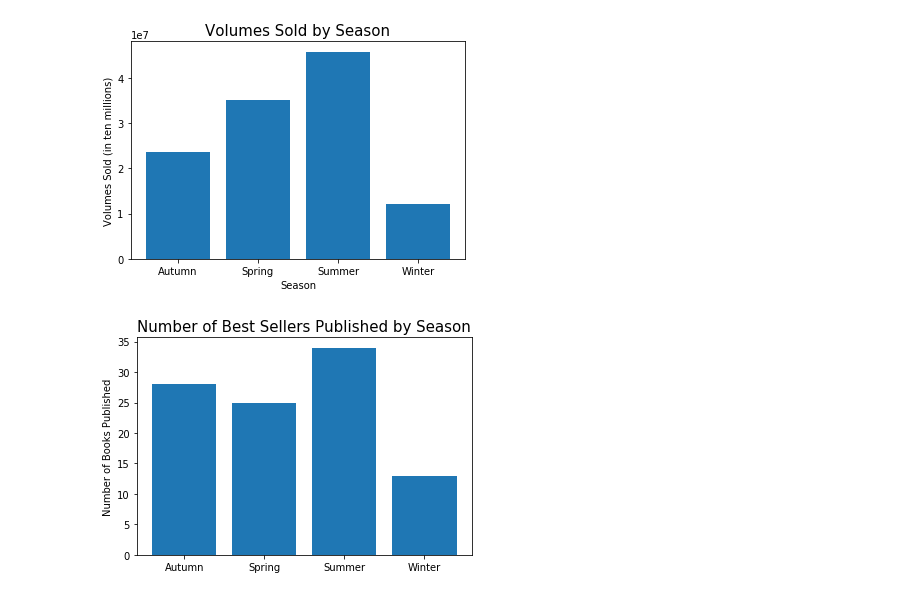
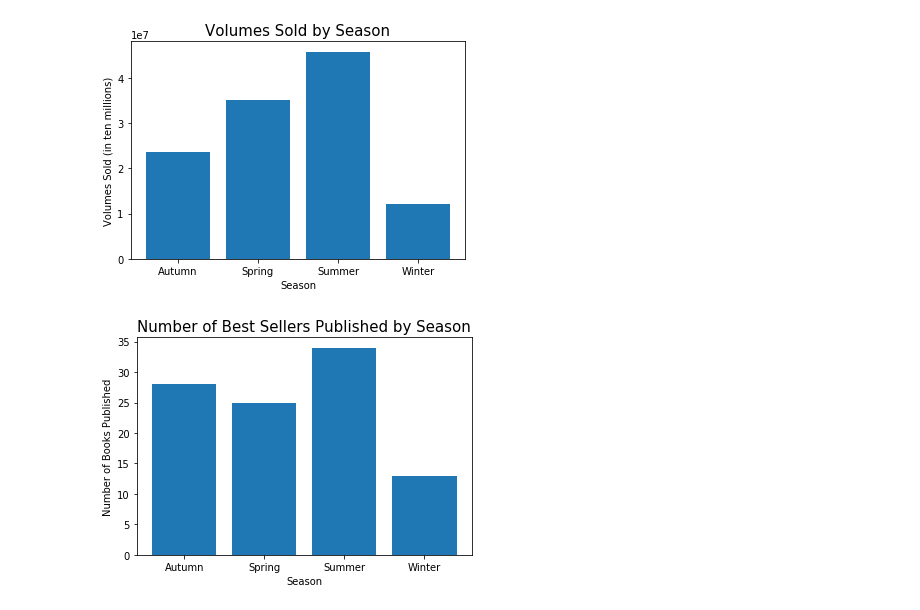
Before and after one commit to manmita7/BookBeasts, a Jupyter notebook: BookBeasts_top100.ipynb, the cells around one changed output. Cells and saved outputs as stored; diff of their text form; code cells hidden in the pictures.

```diff
--- a/BookBeasts_top100.ipynb
+++ b/BookBeasts_top100.ipynb
@@ -112,0 +152,28 @@ top100_df.head()
+# %%
+top100_df = top100_df.replace(
+    {'F1.1  General & Literary Fiction': "General & Literary Fiction",
+     'F2.1  Crime, Thriller & Adventure': "Crime, Thriller & Adventure",
+     "Y2.1  Children's Fiction": "Children's Fiction",
+     "Y2.2  Young Adult Fiction": "Young Adult Fiction",
+        'T4.1A  Autobiography:  The Arts': "Autobiography",
+     'T4.0A  Autobiography: General': "Autobiography",
+     'T4.1  Biography: The Arts': "Autobiography",
+     "T4.2A  Autobiography: Historical, Political & Military": "Autobiography",
+    'T16.1  National & Regional Cuisine': "Food & Drink",
+     'T16.0  Food & Drink: General': "Food & Drink",
+     "T9.4  Fitness & Diet":"Fitness & Diet",
+     "T8.5  Travel Writing":"Travel Writing",
+     "T2.0  Encyclopedias & General Reference":"Encyclopedias & General Reference",
+     "T8.0  Popular Science":"Popular Science",
+     "F2.2  Science Fiction & Fantasy": "Science Fiction & Fantasy",
+     "T2.1  Usage & Writing Guides":"Usage & Writing Guides",
+     "T13.0  Humour: Collections & General": "Humor, Trivia & Quiz Books",
+     "T13.3  Trivia & Quiz Books": "Humor, Trivia & Quiz Books",
+     "Y1.3  Picture Books":"Puzzle & Picture Books",
+     "T13.4  Puzzles": "Puzzle & Picture Books",
+     "T11.5  Hobbies, Pastimes & Indoor Games": "Hobbies, Pastimes & Indoor Games",
+     "Y1.1  Pre-school & Early Learning":"Pre-school & Early Learning",
+     "T7.5  Current Affairs & Issues":"Current Affairs & Issues",
+     "T12.0  Transport: General":"General Transport"
+    })
+top100_df["Product Class"].value_counts()
@@ -209,9 +374,10 @@ plt.savefig("graphs/Volumes_sold_per_season.png")
 # %%
 #publish date by season
 pubbyseason = top100_df.groupby("Season")["Volume"].count()
 plt.bar(season,pubbyseason)
 plt.ylabel("Number of Books Published")
+plt.xlabel("Season")
 plt.title("Number of Best Sellers Published by Season", size = 15)
 plt.savefig("graphs/publishdate_per_season.png")
 # %% [output]
-[figure, old version]
+[figure, new version]
```
Also changed, not shown: parts of 12 cells of this notebook, 6 other files.
